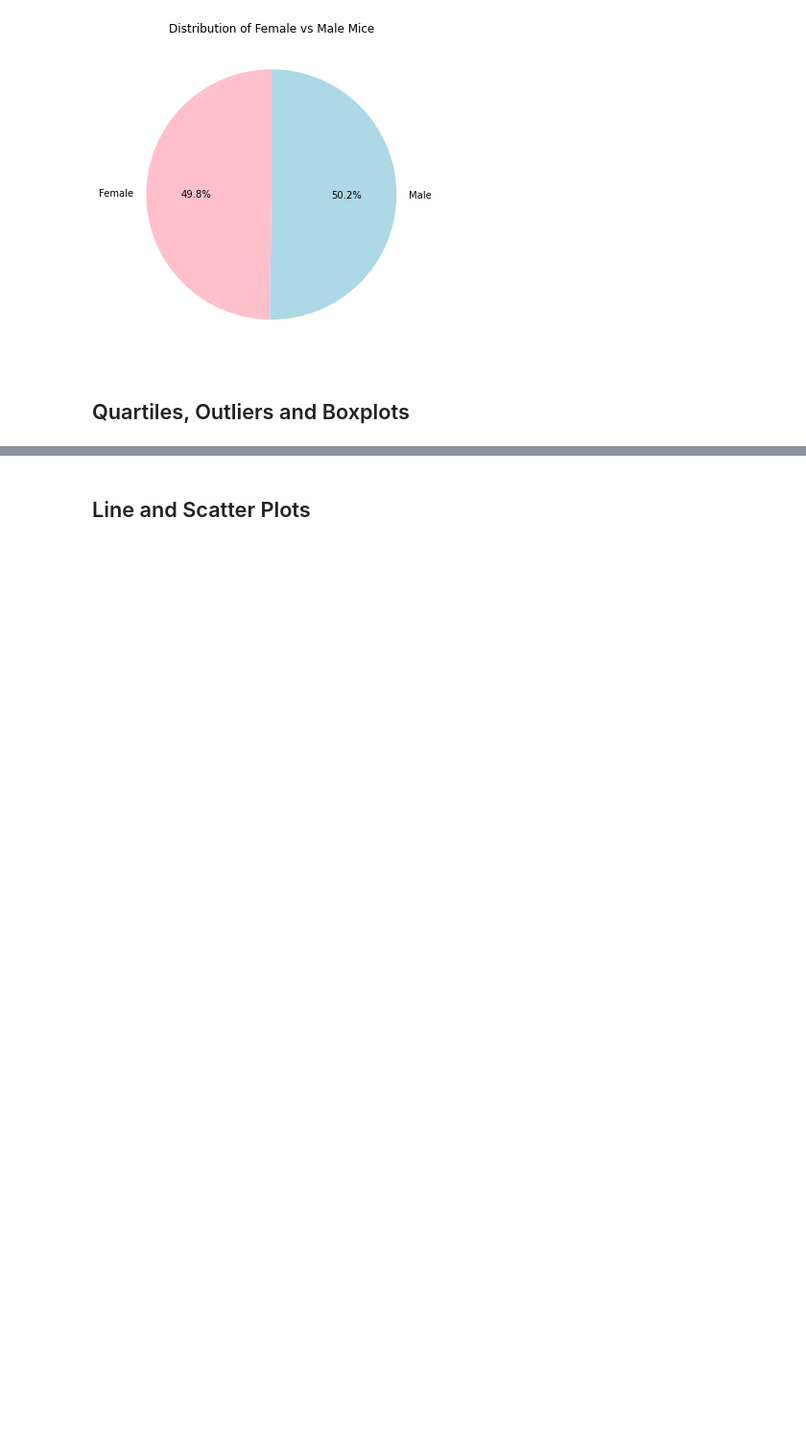
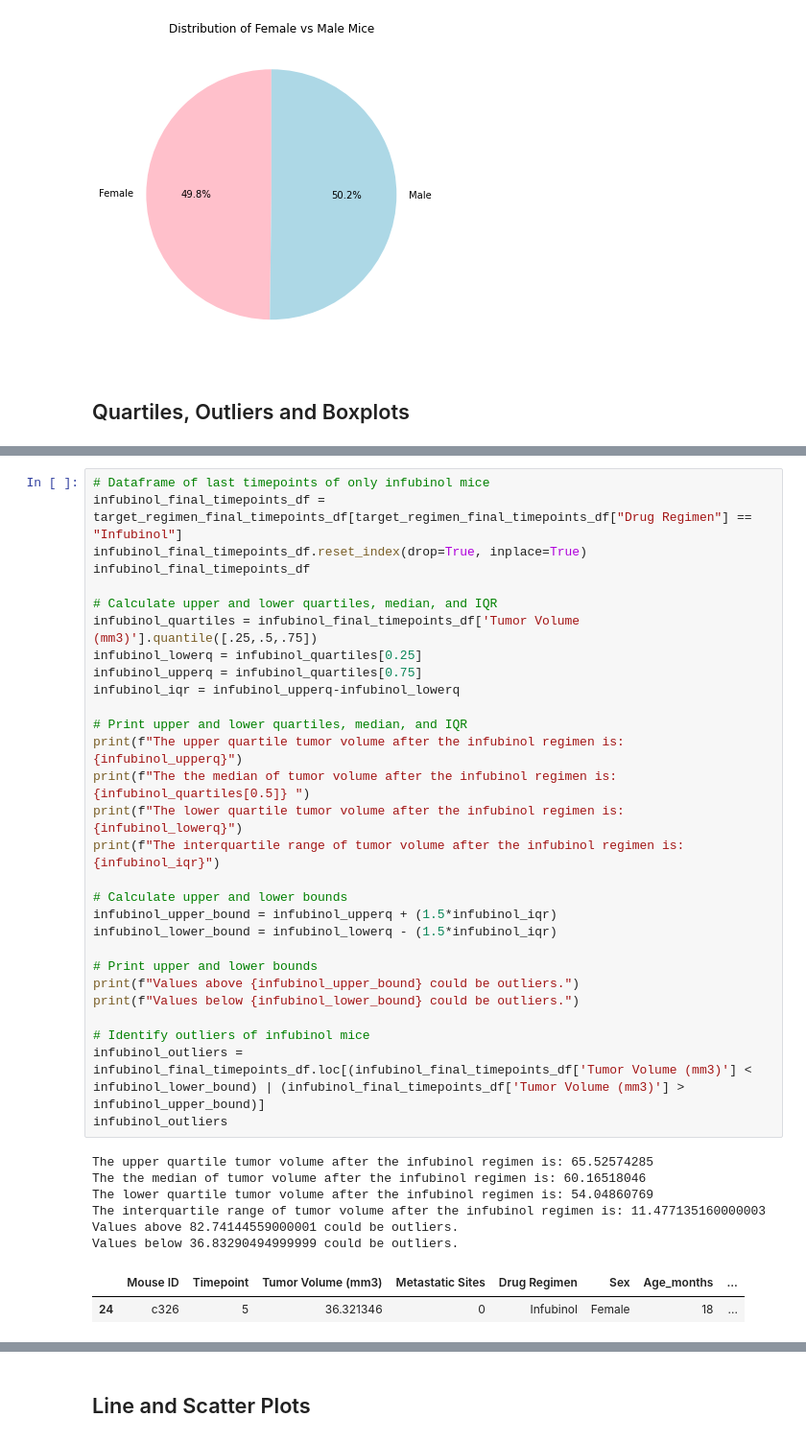
Before and after one commit to normanchan19/matplotlib-challenge, a Jupyter notebook: Pymaceuticals/pymaceuticals_starter.ipynb, the cells around one changed output, grey strips where cells are left out. Shown: that part at 96% size. Cells and saved outputs as stored; diff of their text form; blank space fills up the shorter version.

```diff
--- a/Pymaceuticals/pymaceuticals_starter.ipynb
+++ b/Pymaceuticals/pymaceuticals_starter.ipynb
@@ -239,0 +342,38 @@ Text(0.5, 1.0, 'Distribution of Female vs Male Mice')
+# %%
+# Dataframe of last timepoints of only infubinol mice
+infubinol_final_timepoints_df = target_regimen_final_timepoints_df[target_regimen_final_timepoints_df["Drug Regimen"] == "Infubinol"]
+infubinol_final_timepoints_df.reset_index(drop=True, inplace=True)
+infubinol_final_timepoints_df
+
+# Calculate upper and lower quartiles, median, and IQR
+infubinol_quartiles = infubinol_final_timepoints_df['Tumor Volume (mm3)'].quantile([.25,.5,.75])
+infubinol_lowerq = infubinol_quartiles[0.25]
+infubinol_upperq = infubinol_quartiles[0.75]
+infubinol_iqr = infubinol_upperq-infubinol_lowerq
+
+# Print upper and lower quartiles, median, and IQR
+print(f"The upper quartile tumor volume after the infubinol regimen is: {infubinol_upperq}")
+print(f"The the median of tumor volume after the infubinol regimen is: {infubinol_quartiles[0.5]} ")
+print(f"The lower quartile tumor volume after the infubinol regimen is: {infubinol_lowerq}")
+print(f"The interquartile range of tumor volume after the infubinol regimen is: {infubinol_iqr}")
+
+# Calculate upper and lower bounds
+infubinol_upper_bound = infubinol_upperq + (1.5*infubinol_iqr)
+infubinol_lower_bound = infubinol_lowerq - (1.5*infubinol_iqr)
+
+# Print upper and lower bounds
+print(f"Values above {infubinol_upper_bound} could be outliers.")
+print(f"Values below {infubinol_lower_bound} could be outliers.")
+
+# Identify outliers of infubinol mice
+infubinol_outliers = infubinol_final_timepoints_df.loc[(infubinol_final_timepoints_df['Tumor Volume (mm3)'] < infubinol_lower_bound) | (infubinol_final_timepoints_df['Tumor Volume (mm3)'] > infubinol_upper_bound)]
+infubinol_outliers
+# %% [output]
+The upper quartile tumor volume after the infubinol regimen is: 65.52574285
+The the median of tumor volume after the infubinol regimen is: 60.16518046
+The lower quartile tumor volume after the infubinol regimen is: 54.04860769
+The interquartile range of tumor volume after the infubinol regimen is: 11.477135160000003
+Values above 82.74144559000001 could be outliers.
+Values below 36.83290494999999 could be outliers.
+|  | Mouse ID | Timepoint | Tumor Volume (mm3) | Metastatic Sites | Drug Regimen | Sex | Age_months | ... |
+| 24 | c326 | 5 | 36.321346 | 0 | Infubinol | Female | 18 | ... |
```
Also changed, not shown: parts of 7 cells of this notebook.
